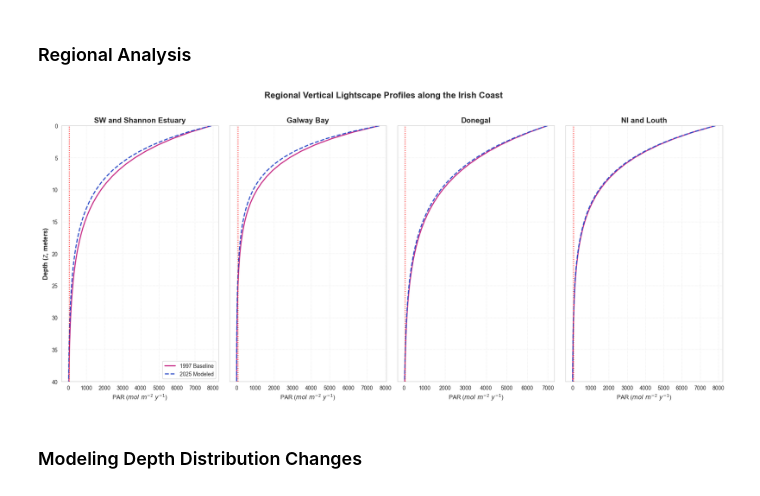
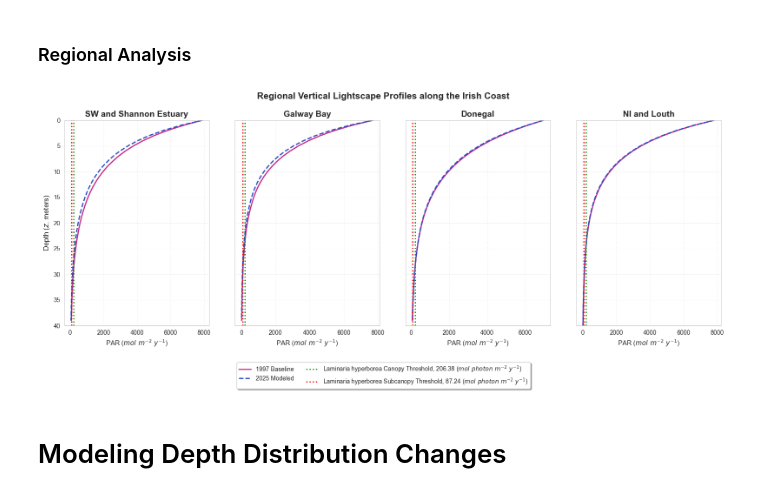
Before and after one commit to hannah-doran/ISOLUME_Doran, a Jupyter notebook: Plan4.ipynb, the cells around one changed output. Drawn from its saved outputs; the diff is of its cells as text; code cells hidden in the pictures.

```diff
--- a/Plan4.ipynb
+++ b/Plan4.ipynb
@@ -1441,8 +1663,16 @@ iz_2025 = coast_surfPAR_mol['surface_PAR'] * np.exp(-kdpar_2025_modeled * z)
+# %%
+z_bath = np.abs(coast_bath['elevation'])
+
+is_above_seafloor_1997 = iz_1997.coords['depth'] <= z_bath
+is_above_seafloor_2025 = iz_2025.coords['depth'] <= z_bath
+
+iz_1997_masked = iz_1997.where(is_above_seafloor_1997)
+iz_2025_masked = iz_2025.where(is_above_seafloor_2025)
 # %%
 lightscape_profiles = xr.Dataset(
     data_vars={
-        'I_1997': iz_1997,
-        'I_2025': iz_2025
+        'I_1997': iz_1997_masked,
+        'I_2025': iz_2025_masked
     }
 )
 # %%
@@ -1485,10 +1761,10 @@ plt.show()
 ### Regional Analysis
 # %%
 regions = {
-    'SW and Shannon Estuary': {'lat_slice': slice(51.42277, 52.75723), 'lon_slice': slice(-10.73634, -8.71712)},
-    'Galway Bay': {'lat_slice': slice(53.08172, 53.27876), 'lon_slice': slice(-9.53443, -8.86586)},
-    'Donegal': {'lat_slice': slice(54.62140, 55.247359), 'lon_slice': slice(-9.19486, -7.95719)},
-    'NI and Louth': {'lat_slice': slice(53.58015, 54.25658), 'lon_slice': slice(-6.53082, -5.17)}
+    'SW and Shannon Estuary': {'lat_slice': slice(51.42, 52.75), 'lon_slice': slice(-10.73, -8.71)},
+    'Galway Bay': {'lat_slice': slice(53.00, 53.30), 'lon_slice': slice(-9.90, -8.87)},
+    'Donegal': {'lat_slice': slice(54.62, 55.25), 'lon_slice': slice(-9.19, -7.95)},
+    'NI and Louth': {'lat_slice': slice(53.58, 54.25), 'lon_slice': slice(-6.53, -5.17)}
 }
 # %%
 # 1. Galway
@@ -1505,47 +1781,65 @@ galway_avg_2025 = galway_profiles['I_2025'].mean(dim=['y','x'])
 import matplotlib.pyplot as plt
 
 # Set up a multi-panel figure side-by-side
-fig, axes = plt.subplots(1, 4, figsize=(18, 8), sharey=True)
+fig, axes = plt.subplots(1, 4, figsize=(16, 8), sharey=True)
 axes = axes.flatten()
 
-laminaria_hyperborea_thresh = 70
+
+fig.subplots_adjust(bottom=0.22, top=0.85, wspace=0.18)
 
 for i, (region_name, box) in enumerate(regions.items()):
     ax = axes[i]
 
     # Slice and average the data for this specific region
     reg_data = lightscape_profiles.sel(y=box['lat_slice'], x=box['lon_slice'])
     y_depth = reg_data.coords['depth']
 
     x_1997 = reg_data['I_1997'].mean(dim=['x', 'y'], skipna=True).squeeze()
     x_2025 = reg_data['I_2025'].mean(dim=['x', 'y'], skipna=True).squeeze()
 
     # Plot the lines
     ax.plot(x_1997, y_depth, label='1997 Baseline', color='#C72C86', linewidth=2)
     ax.plot(x_2025, y_depth, label='2025 Modeled', color='#2C4BC7', linewidth=2, linestyle='--')
 
     # Threshold line
-    ax.axvline(x=laminaria_hyperborea_thresh, color='red', linestyle=':', linewidth=1.5)
+    ax.axvline(x=true_annual_growth, color='green',linestyle =':', linewidth =2, label = r'Laminaria hyperborea Canopy Threshold, 206.38 ($mol\ photon\ m^{-2}\ y^{-1}$)')
+    ax.axvline(x=true_annual_survival, color='red',linestyle =':', linewidth =2, label = r'Laminaria hyperborea Subcanopy Threshold, 87.24 ($mol\ photon\ m^{-2}\ y^{-1}$)')
 
     # Force strict depth boundaries
     ax.set_ylim(40, 0)
 
     # Aesthetics
     ax.set_title(region_name, fontsize=14, fontweight='bold')
     ax.set_xlabel(r'PAR ($mol\ m^{-2}\ y^{-1}$)', fontsize=11)
     ax.grid(True, linestyle=':', alpha=0.5)
 
     if i == 0:
-        ax.set_ylabel('Depth ($z$, meters)', fontsize=12, fontweight='bold')
-        ax.legend(loc='lower right', frameon=True)
+        ax.set_ylabel('Depth ($z$, meters)', fontsize=12, fontweight='normal')
 
-plt.suptitle("Regional Vertical Lightscape Profiles along the Irish Coast", fontsize=16, fontweight='bold', y=1.02)
+handles, labels = axes[0].get_legend_handles_labels()
+
 plt.tight_layout()
-plt.savefig('L_hyper_regional_lightscape_profiles.png', dpi=1200)
-plt.show()
+
+fig.subplots_adjust(bottom=0.25, top=0.84, wspace=0.18)
+
+plt.suptitle("Regional Vertical Lightscape Profiles along the Irish Coast", fontsize=15, fontweight='bold', y=0.92)
+
+fig.legend(
+    handles=handles,
+    labels=labels,
+    loc='lower center',
+    bbox_to_anchor=(0.5, 0.06),
+    ncol=2,
+    fontsize=10,
+    frameon=True,
+    shadow=True
+)
+
+plt.savefig('L_hyper_regional_lightscape_profiles.png', dpi=1200, bbox_inches='tight')
+plt.show(block=False)
 # %% [output]
-[figure, old version]
+[figure, new version]
 # %% [markdown]
-### Modeling Depth Distribution Changes
+# Modeling Depth Distribution Changes
 # %%
 lightscape_profiles = xr.open_dataset('C:/Users/25298423/PycharmProjects/JupyterProject1/lightscape_profiles.nc')
```
Also changed, not shown: parts of 73 cells of this notebook, 2 other files.
